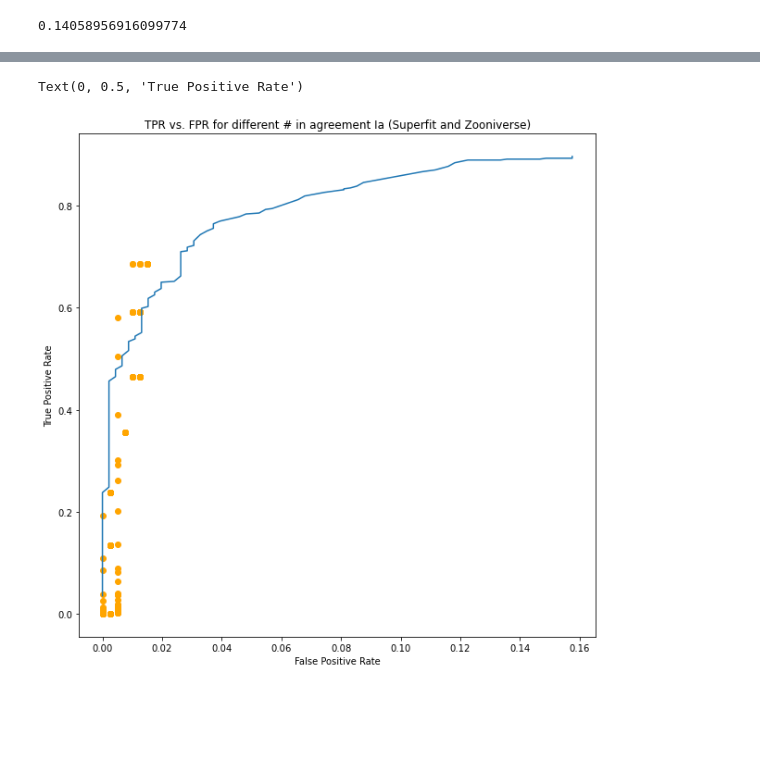
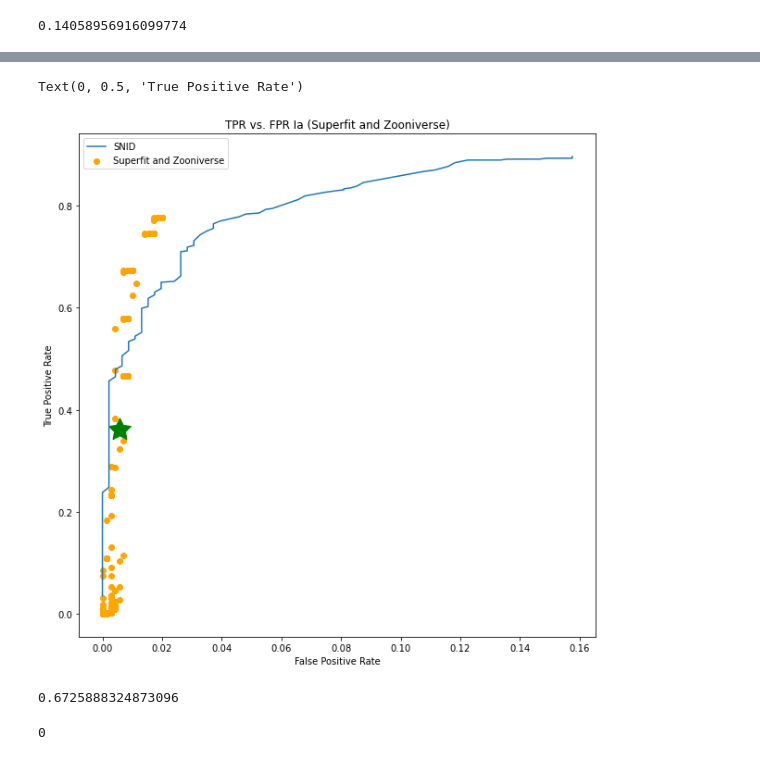
Before and after one commit to Hallflower20/supernova-spectrum-analysis, a Jupyter notebook: ZooniverseAnalysis/Analysis.ipynb, the cells around one changed output, grey strips where cells are left out. Cells and saved outputs as stored; diff of their text form; code cells hidden in the pictures; blank space fills up the shorter version.

```diff
--- a/ZooniverseAnalysis/Analysis.ipynb
+++ b/ZooniverseAnalysis/Analysis.ipynb
@@ -217,7 +223,7 @@ types = ['Ia', 'Ia-norm', 'Ia-91T', 'Ia-91bg', 'Ia-csm', 'Ia-02cx', 'Ia-03fg',
                            'Ib', 'Ib-norm', 'IIb', 'Ibn', 'Ic', 'Ic-norm', 'Ic-BL', 'Ic-SLSN', 'II', 'II-norm', 'IIn',
                            'NotSN', 'AGN', 'Gal', 'LBV', 'M-star', 'QSO', 'C-star', 'TDE', "NoMatch"]
 # %%
-cutoffs = [6,7,8,9,10,11]
+cutoffs = [4,5,6,7,8,9,10,11]
 rlap_cutoffs = [0, 5, 10, 15, 20]
 # %%
 Joined_ZTF_2018
@@ -244,22 +250,34 @@ Table length=863
 # %%
 Classes_Final = Table(
-                names=("ZTF_Name", "Version", "Real_c", "Zooniverse_c", "rlap", "agreement"
+                names=("ZTF_Name", "Version", "Zooniverse_c_broad", "agreement_broad", "Zooniverse_c", "rlap", "agreement"
                 ),
                 meta={"name": "Spectrum Results after Zooniverse"},
-                dtype=("U64", "U64", "U64", "U64", "float32", "int32"
+                dtype=("U64", "U64", "U64", "int32", "U64", "float32", "int32"
                       )
                 )
 for line in Joined_ZTF_2018:
     row = []
     row.append(line["ZTF_Name"])
     row.append(line["Version"])
-    row.append(line["sn_type"])
     best = []
     best_num = []
+    broad_types = ["Ia", "Ib", "Ic", "II"]
+    broad_type_total = [0,0,0,0]
     for i in types:
         if(line[i] >= 0):
             best.append(i)
-            best_num.append(line[i])
+            votes = line[i]
+            best_num.append(votes)
+    for i in range(len(best)):
+        for j in range(len(broad_types)):
+            if(broad_types[j] in best[i]):
+                broad_type_total[j] += best_num[i]
+    if(np.max(broad_type_total) < np.max(best_num)):
+        row.append(best[np.argmax(best_num)])
+        row.append(np.max(best_num))
+    else:
+        row.append(broad_types[np.argmax(broad_type_total)])
+        row.append(np.max(broad_type_total))
     if(len(best) != 0):
         row.append(best[np.argmax(best_num)])
         row.append(line["rlap"])
@@ -670,7 +699,7 @@ for amount_done in np.unique(location_list[:,2]):
             type_location = np.where(final_rcf_table["ZTF_Name"] == ztf_name)[0]
             if(len(type_location) > 0 and value != None):
                 type_location = type_location[0]
-                snid_location = np.where(snidoutput["Version"] == ztf_version+".ascii")[0][0]
+                snid_location = np.where(snidoutput["Version"] == ztf_version+".ascii")[0]
                 response_number = response_dict[value]
                 if(response_number != 0):
                     snid_class = snidoutput[snid_location]["c_snid_{}".format(response_number)]
@@ -842,7 +828,7 @@ for phase in phase_cutoffs:
         falsepositive = [0, 0, 0]
         for i in joined_phase:
             if(i["phase"] > phase and i["agreement"] >= agreement):
-                c_actual = "Ia" in i["Real_c"]
+                c_actual = "Ia" in i["classification"]
 
                 c_snid = "Ia" in i["Zooniverse_c"]
                 if(c_actual == True and c_snid == True):
@@ -872,37 +858,47 @@ Text(0, 0.5, 'True Positive Rate')
 # %%
 tprfpr_zooniverse_superfit_Ia = Table(
                 names=("phase", "agreement", "tpr_zooniverse", "fpr_zooniverse"
                 ),
                 meta={"name": "Comparison of Three Programs"},
                 dtype=("float64", "float64", "float64", "float64"
                       ))
 for phase in phase_cutoffs:
     for agreement in cutoffs:
         truepositive = [0, 0, 0]
         falsepositive = [0, 0, 0]
         for i in joined_phase:
             if(i["phase"] > phase and i["agreement"] >= agreement):
-                c_actual = "Ia" in i["Real_c"]
+                c_actual = "Ia" in i["classification"]
 
                 c_zoonivserse = "Ia" in i["Zooniverse_c"]
                 c_superfit = "Ia" in i["SF_fit_1"]
                 c = c_zoonivserse and c_superfit
                 if(c_actual == True and c == True):
                     truepositive[0] += 1
                 if(c_actual != True and c == True):
                     falsepositive[0] += 1
         row = [phase, agreement, truepositive[0]/positiveIa, falsepositive[0]/negativeIa]
         tprfpr_zooniverse_superfit_Ia.add_row(row)
 
 fig = plt.figure(figsize = (10,10))
-plt.scatter(tprfpr_zooniverse_superfit_Ia["fpr_zooniverse"], tprfpr_zooniverse_superfit_Ia["tpr_zooniverse"], color = "orange")
-plt.plot(tprfpr_snid["fpr_snid"], tprfpr_snid["tpr_snid"])
-plt.title("TPR vs. FPR for different # in agreement Ia (Superfit and Zooniverse)")
+plt.scatter(tprfpr_zooniverse_superfit_Ia["fpr_zooniverse"], tprfpr_zooniverse_superfit_Ia["tpr_zooniverse"], color = "orange", label = "Superfit and Zooniverse")
+plt.plot(tprfpr_snid["fpr_snid"], tprfpr_snid["tpr_snid"], label = "SNID")
+plt.title("TPR vs. FPR Ia (Superfit and Zooniverse)")
+plt.scatter(tprfpr_zooniverse_superfit_Ia["fpr_zooniverse"][np.where(tprfpr_zooniverse_superfit_Ia["fpr_zooniverse"] < .01)][117], tprfpr_zooniverse_superfit_Ia["tpr_zooniverse"][np.where(tprfpr_zooniverse_superfit_Ia["fpr_zooniverse"] < .01)][117], s=640, marker=(5, 1), color = "green")
+plt.legend(loc="upper left")
 plt.xlabel("False Positive Rate")
 plt.ylabel("True Positive Rate")
 # %% [output]
 Text(0, 0.5, 'True Positive Rate')
-[figure, old version]
+[figure, new version]
+# %%
+np.max(tprfpr_zooniverse_superfit_Ia[np.where(tprfpr_zooniverse_superfit_Ia["fpr_zooniverse"] < .01)]["tpr_zooniverse"])
+# %% [output]
+0.6725888324873096
+# %%
+np.argmax(tprfpr_zooniverse_superfit_Ia[np.where(tprfpr_zooniverse_superfit_Ia["fpr_zooniverse"] < .01)]["tpr_zooniverse"])
+# %% [output]
+0
 # %%
 negativeII = 0
 positiveII = 0
```
Also changed, not shown: parts of 83 cells of this notebook, 42 other files.
